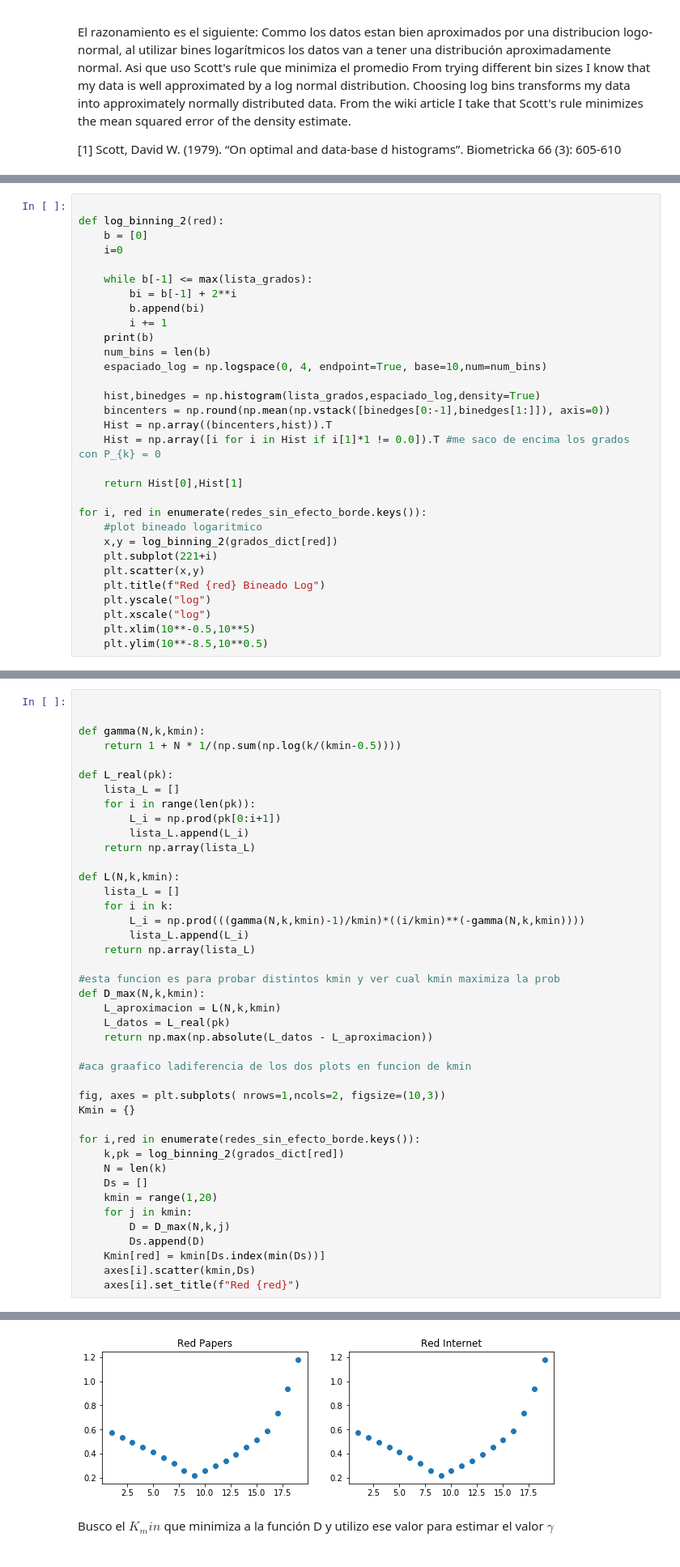
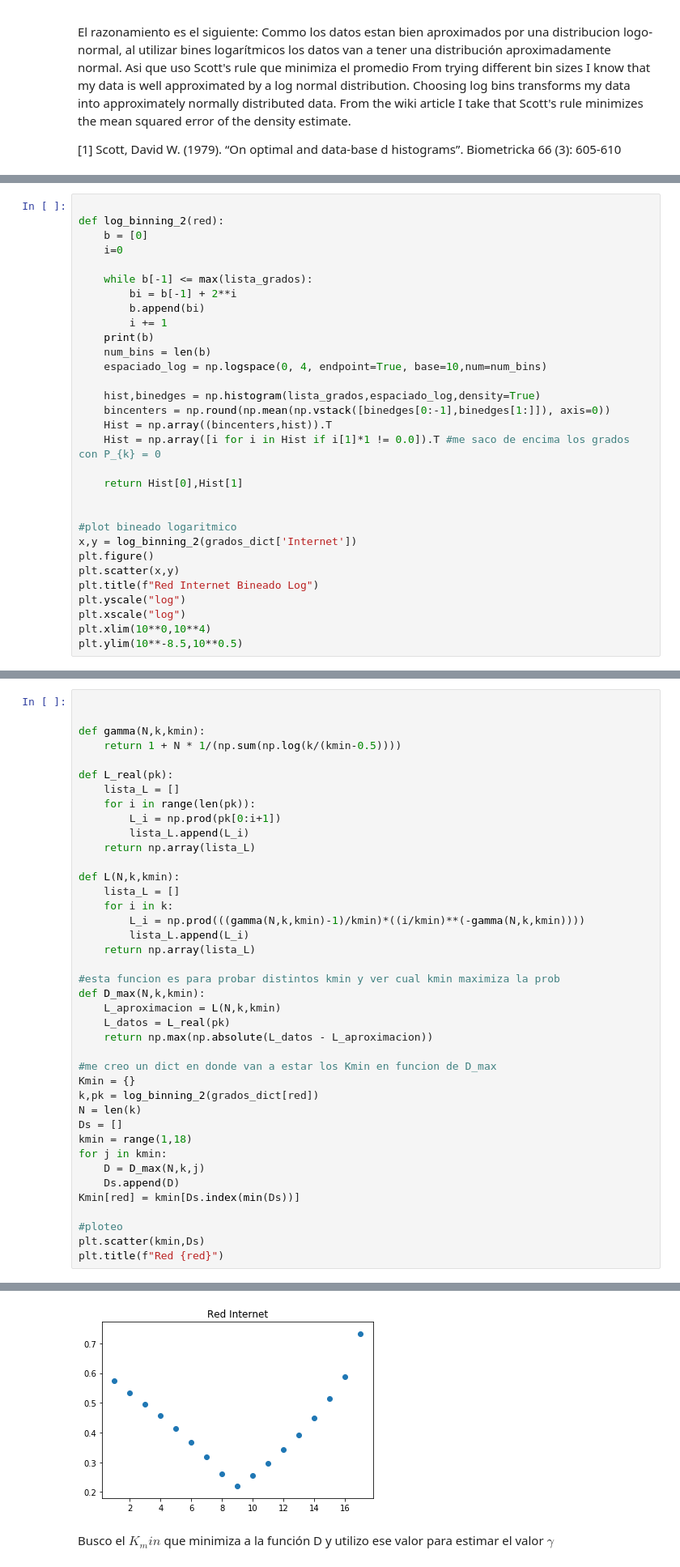
Before and after one commit to LunaKadysz/Redes, a Jupyter notebook: TPC_02/TPC_02_luna.ipynb, the cells around one changed output, grey strips where cells are left out. Shown at 81% size. Cells and saved outputs as stored; diff of their text form.

```diff
--- a/TPC_02/TPC_02_luna.ipynb
+++ b/TPC_02/TPC_02_luna.ipynb
@@ -189,15 +251,15 @@ def log_binning_2(red):
 
     return Hist[0],Hist[1]
 
-for i, red in enumerate(redes_sin_efecto_borde.keys()):
-    #plot bineado logaritmico
-    x,y = log_binning_2(grados_dict[red])
-    plt.subplot(221+i)
-    plt.scatter(x,y)
-    plt.title(f"Red {red} Bineado Log")
-    plt.yscale("log")
-    plt.xscale("log")
-    plt.xlim(10**-0.5,10**5)
-    plt.ylim(10**-8.5,10**0.5)
+
+#plot bineado logaritmico
+x,y = log_binning_2(grados_dict['Internet'])
+plt.figure()
+plt.scatter(x,y)
+plt.title(f"Red Internet Bineado Log")
+plt.yscale("log")
+plt.xscale("log")
+plt.xlim(10**0,10**4)
+plt.ylim(10**-8.5,10**0.5)
 # %% [output]
 [0, 1, 3, 7, 15, 31, 63, 127, 255, 511, 1023, 2047, 4095]
@@ -240,21 +299,19 @@ def D_max(N,k,kmin):
     L_datos = L_real(pk)
     return np.max(np.absolute(L_datos - L_aproximacion))
 
-#aca graafico ladiferencia de los dos plots en funcion de kmin
+#me creo un dict en donde van a estar los Kmin en funcion de D_max
+Kmin = {}
+k,pk = log_binning_2(grados_dict[red])
+N = len(k)
+Ds = []
+kmin = range(1,18)
+for j in kmin:
+    D = D_max(N,k,j)
+    Ds.append(D)
+Kmin[red] = kmin[Ds.index(min(Ds))]
 
-fig, axes = plt.subplots( nrows=1,ncols=2, figsize=(10,3))
-Kmin = {}
-
-for i,red in enumerate(redes_sin_efecto_borde.keys()):
-    k,pk = log_binning_2(grados_dict[red])
-    N = len(k)
-    Ds = []
-    kmin = range(1,20)
-    for j in kmin:
-        D = D_max(N,k,j)
-        Ds.append(D)
-    Kmin[red] = kmin[Ds.index(min(Ds))]
-    axes[i].scatter(kmin,Ds)
-    axes[i].set_title(f"Red {red}")
+#ploteo
+plt.scatter(kmin,Ds)
+plt.title(f"Red {red}")
 # %% [output]
 [0, 1, 3, 7, 15, 31, 63, 127, 255, 511, 1023, 2047, 4095]
@@ -262,4 +319,4 @@ for i,red in enumerate(redes_sin_efecto_borde.keys()):
-[figure, old version]
+[figure, new version]
 # %% [markdown]
 Busco el $K_min$ que minimiza a la función D y utilizo ese valor para estimar el valor $\gamma$
 # %%
```
Also changed, not shown: parts of 14 cells of this notebook.
